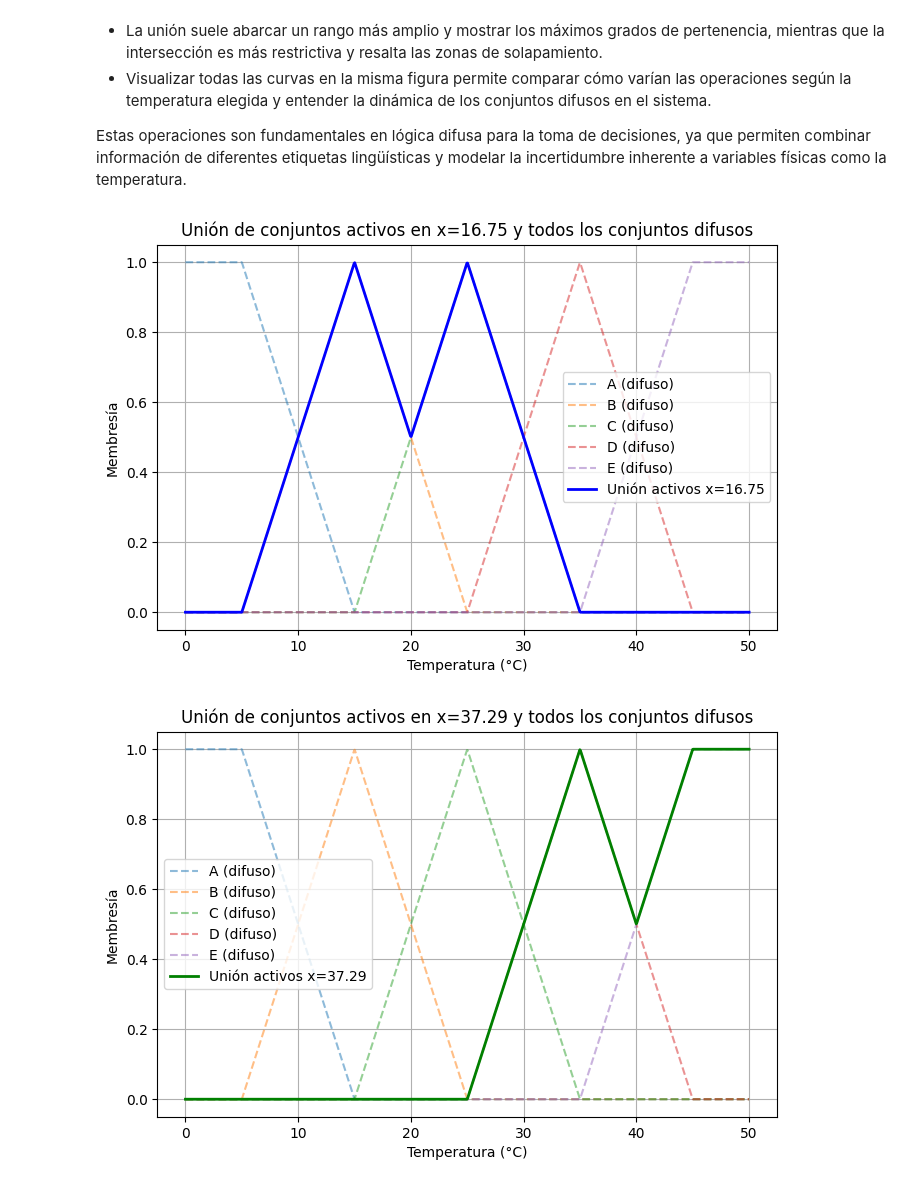
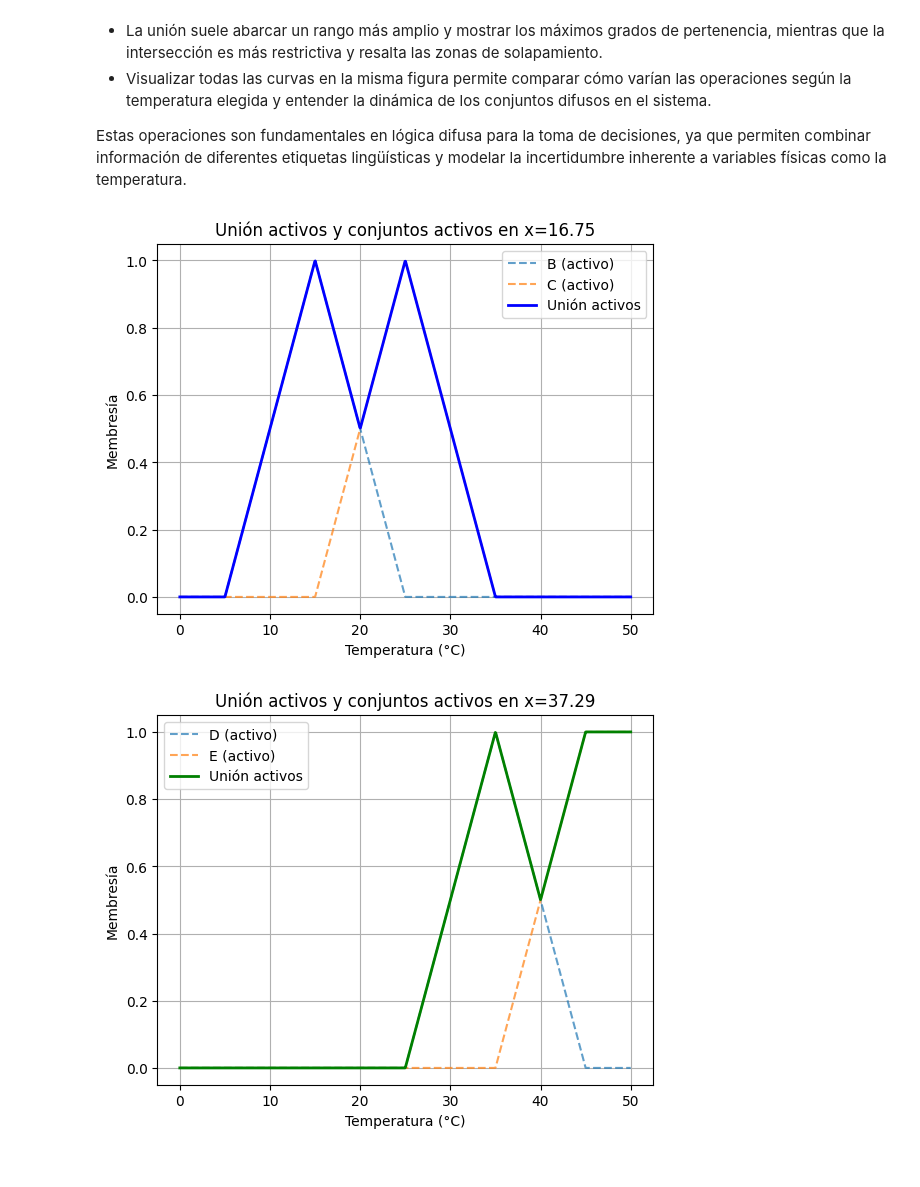
Before and after one commit to aalejoz25/Inteligencia-Computacional, a Jupyter notebook: Tarea 2.ipynb, the cells around one changed output. Drawn from its saved outputs; the diff is of its cells as text; code cells hidden in the pictures.

```diff
--- a/Tarea 2.ipynb
+++ b/Tarea 2.ipynb
@@ -413,52 +413,25 @@ interseccion_20 = interseccion_activos(membresias_20)
 membresias_40 = membresias_activos(40, universo)
 interseccion_40 = interseccion_activos(membresias_40)
 # %%
-# Gráficos separados con todos los conjuntos difusos en líneas punteadas para comparación
-_, membresias_todos = mapear_conjuntos(1000)
+# Gráficos separados mostrando solo los conjuntos fuzzy activos en cada caso
+def plot_activos(x, universo, resultado, color, titulo):
+    activos = conjuntos_activos(x)
+    nombres = [nombre for nombre, _ in activos]
+    for nombre in nombres:
+        y = membresia_difusa(universo, conjuntos[nombre]['tipo'], conjuntos[nombre]['parametros'])
+        plt.plot(universo, y, '--', alpha=0.7, label=f'{nombre} (activo)')
+    plt.plot(universo, resultado, color=color, linewidth=2, label=titulo)
+    plt.title(f'{titulo} y conjuntos activos en x={x}')
+    plt.xlabel('Temperatura (°C)')
+    plt.ylabel('Membresía')
+    plt.legend()
+    plt.grid(True)
+    plt.show()
 
-plt.figure(figsize=(8,5))
-for nombre, y in membresias_todos.items():
-    plt.plot(universo, y, '--', alpha=0.5, label=f'{nombre} (difuso)')
-plt.plot(universo, union_16_75, color='blue', linewidth=2, label='Unión activos x=16.75')
-plt.title('Unión de conjuntos activos en x=16.75 y todos los conjuntos difusos')
-plt.xlabel('Temperatura (°C)')
-plt.ylabel('Membresía')
-plt.legend()
-plt.grid(True)
-plt.show()
-
-plt.figure(figsize=(8,5))
-for nombre, y in membresias_todos.items():
-    plt.plot(universo, y, '--', alpha=0.5, label=f'{nombre} (difuso)')
-plt.plot(universo, union_37_29, color='green', linewidth=2, label='Unión activos x=37.29')
-plt.title('Unión de conjuntos activos en x=37.29 y todos los conjuntos difusos')
-plt.xlabel('Temperatura (°C)')
-plt.ylabel('Membresía')
-plt.legend()
-plt.grid(True)
-plt.show()
-
-plt.figure(figsize=(8,5))
-for nombre, y in membresias_todos.items():
-    plt.plot(universo, y, '--', alpha=0.5, label=f'{nombre} (difuso)')
-plt.plot(universo, interseccion_20, color='red', linewidth=2, label='Intersección activos x=20')
-plt.title('Intersección de conjuntos activos en x=20 y todos los conjuntos difusos')
-plt.xlabel('Temperatura (°C)')
-plt.ylabel('Membresía')
-plt.legend()
-plt.grid(True)
-plt.show()
-
-plt.figure(figsize=(8,5))
-for nombre, y in membresias_todos.items():
-    plt.plot(universo, y, '--', alpha=0.5, label=f'{nombre} (difuso)')
-plt.plot(universo, interseccion_40, color='purple', linewidth=2, label='Intersección activos x=40')
-plt.title('Intersección de conjuntos activos en x=40 y todos los conjuntos difusos')
-plt.xlabel('Temperatura (°C)')
-plt.ylabel('Membresía')
-plt.legend()
-plt.grid(True)
-plt.show()
+plot_activos(16.75, universo, union_16_75, 'blue', 'Unión activos')
+plot_activos(37.29, universo, union_37_29, 'green', 'Unión activos')
+plot_activos(20, universo, interseccion_20, 'red', 'Intersección activos')
+plot_activos(40, universo, interseccion_40, 'purple', 'Intersección activos')
 # %% [output]
-[figure, old version]
+[figure, new version]
-[figure, old version]
+[figure, new version]
```
Also changed, not shown: parts of 2 cells of this notebook.
